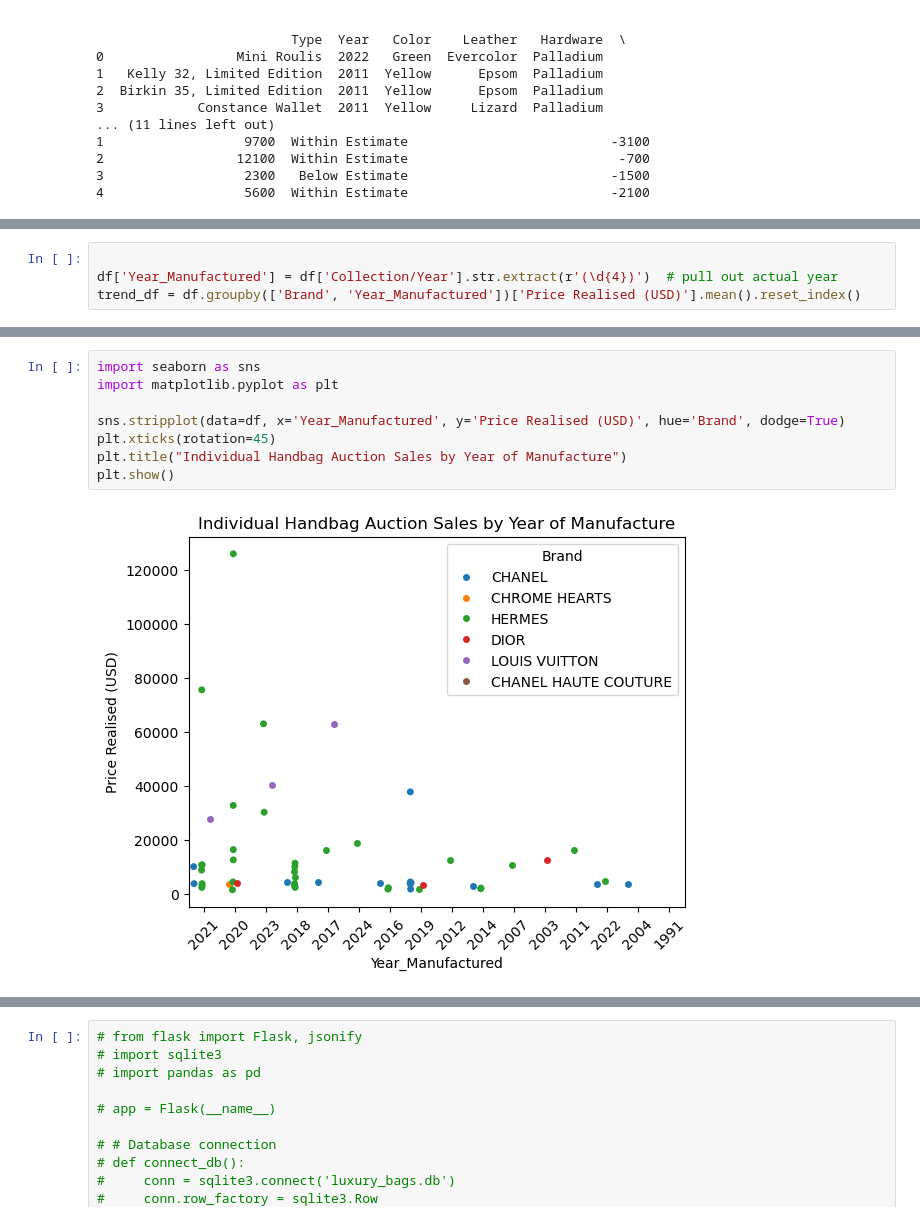
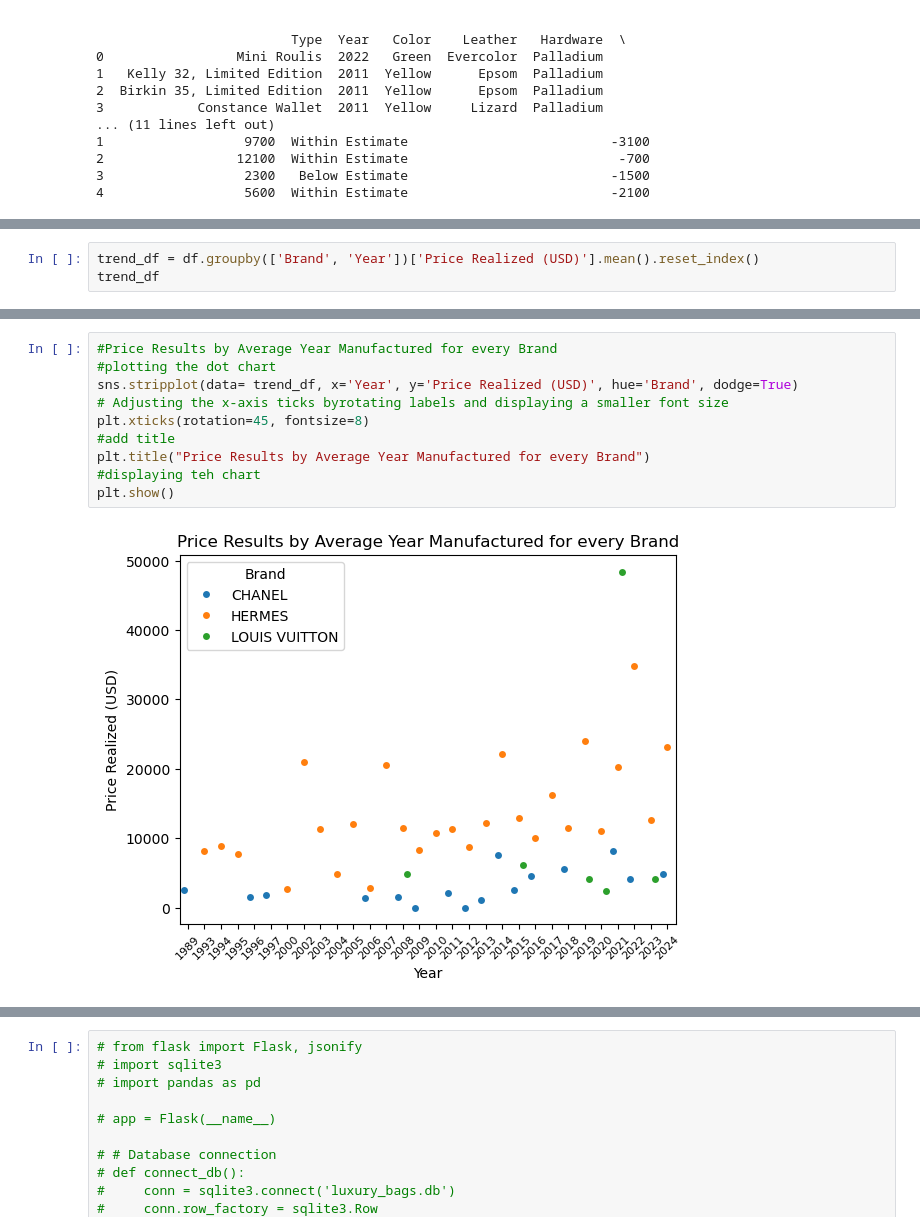
Before and after one commit to PatriciaDaher/Project3-Luxurybags, a Jupyter notebook: LuxuryBags.ipynb, the cells around one changed output, grey strips where cells are left out. Cells and saved outputs as stored; diff of their text form.

```diff
--- a/LuxuryBags.ipynb
+++ b/LuxuryBags.ipynb
@@ -312,4 +302,3 @@ df.columns.tolist()
 # %%
-
-df['Year_Manufactured'] = df['Collection/Year'].str.extract(r'(\d{4})')  # pull out actual year
-trend_df = df.groupby(['Brand', 'Year_Manufactured'])['Price Realised (USD)'].mean().reset_index()
+trend_df = df.groupby(['Brand', 'Year'])['Price Realized (USD)'].mean().reset_index()
+trend_df
@@ -316,10 +323,12 @@ trend_df = df.groupby(['Brand', 'Year_Manufactured'])['Price Realised (USD)'].me
 # %%
-import seaborn as sns
-import matplotlib.pyplot as plt
-
-sns.stripplot(data=df, x='Year_Manufactured', y='Price Realised (USD)', hue='Brand', dodge=True)
-plt.xticks(rotation=45)
-plt.title("Individual Handbag Auction Sales by Year of Manufacture")
+#Price Results by Average Year Manufactured for every Brand
+#plotting the dot chart
+sns.stripplot(data= trend_df, x='Year', y='Price Realized (USD)', hue='Brand', dodge=True)
+# Adjusting the x-axis ticks byrotating labels and displaying a smaller font size
+plt.xticks(rotation=45, fontsize=8)
+#add title
+plt.title("Price Results by Average Year Manufactured for every Brand")
+#displaying teh chart
 plt.show()
 # %% [output]
-[figure, old version]
+[figure, new version]
```
Also changed, not shown: parts of 17 cells of this notebook.
